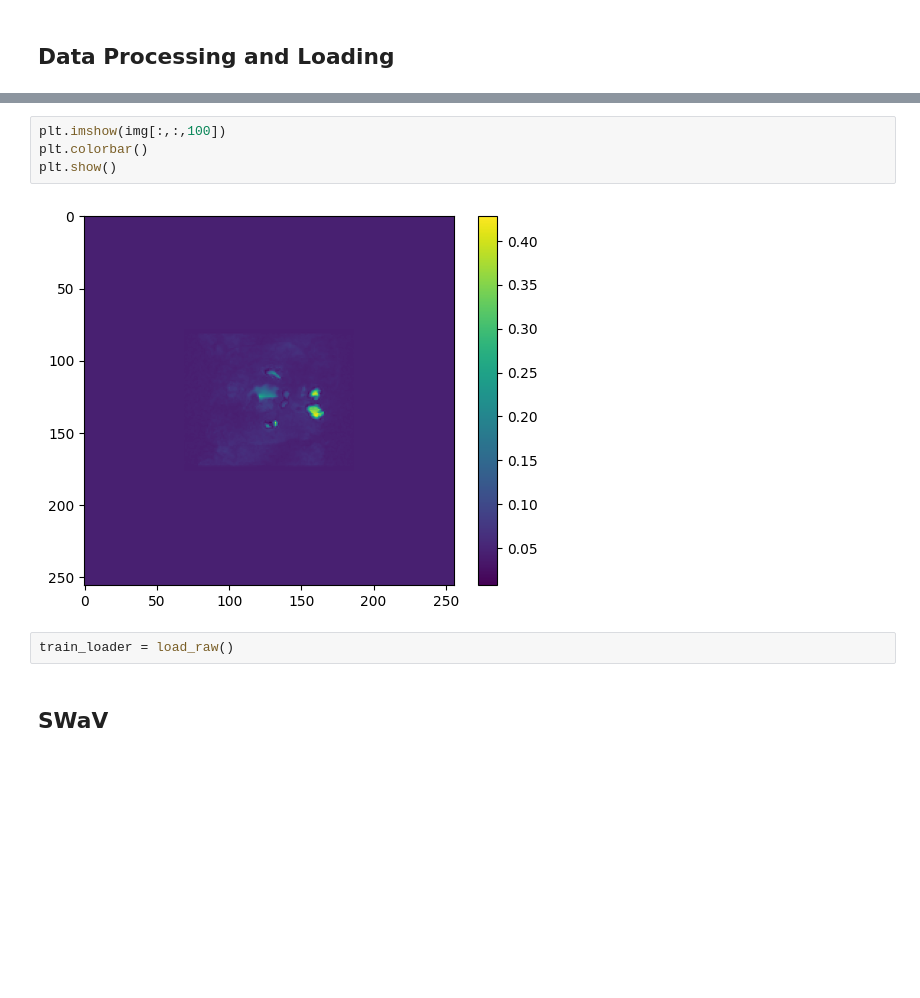
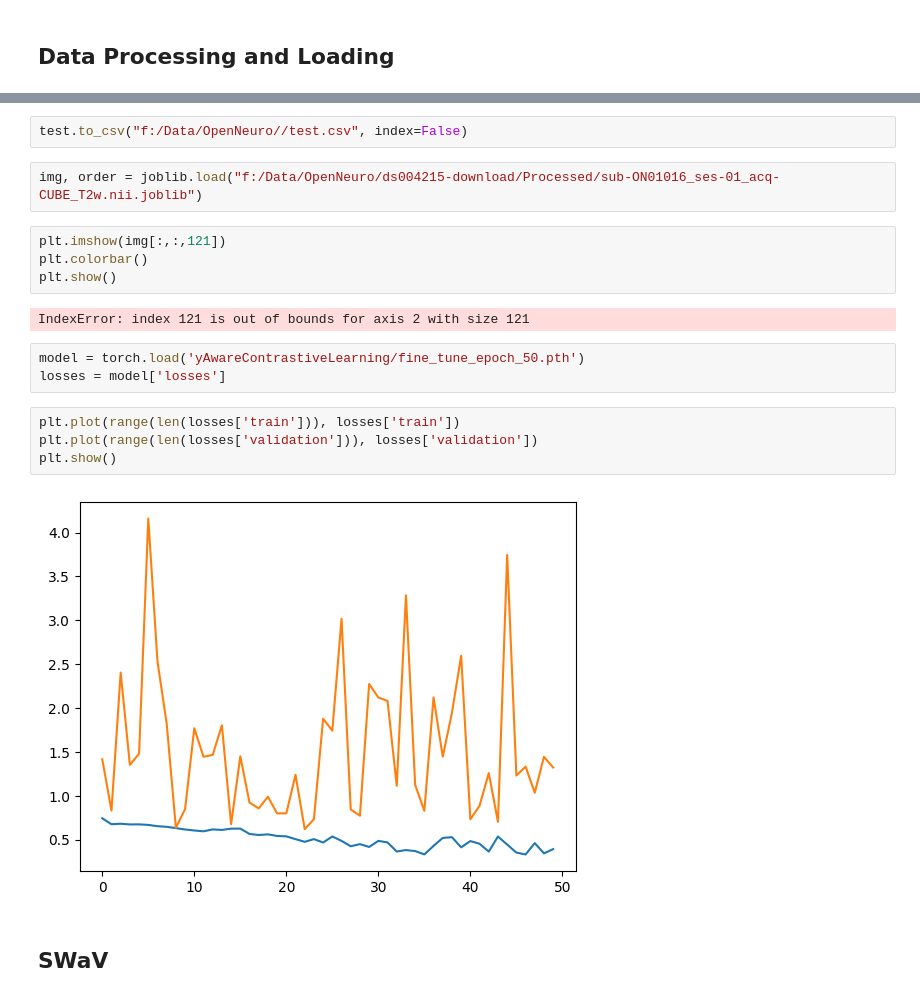
Before and after one commit to Idanlu/BrainDistance, a Jupyter notebook: mami.ipynb, the cells around one changed output, grey strips where cells are left out. Saved outputs shown, nothing was run; the diff lists cells and outputs as text; blank space fills up the shorter version.

```diff
--- a/mami.ipynb
+++ b/mami.ipynb
@@ -239,11 +128,22 @@ process_raw_image('data/', Path('data/MRI/DikDik_T2.nii'))
+# %%
+test.to_csv("f:/Data/OpenNeuro//test.csv", index=False)
+# %%
+img, order = joblib.load("f:/Data/OpenNeuro/ds004215-download/Processed/sub-ON01016_ses-01_acq-CUBE_T2w.nii.joblib")
 # %%
-plt.imshow(img[:,:,100])
+plt.imshow(img[:,:,121])
 plt.colorbar()
 plt.show()
 # %% [output]
-[figure, removed]
+IndexError: index 121 is out of bounds for axis 2 with size 121
-# %%
-train_loader = load_raw()
+# %%
+model = torch.load('yAwareContrastiveLearning/fine_tune_epoch_50.pth')
+losses = model['losses']
+# %%
+plt.plot(range(len(losses['train'])), losses['train'])
+plt.plot(range(len(losses['validation'])), losses['validation'])
+plt.show()
+# %% [output]
+[figure, added]
 # %% [markdown]
 ## SWaV
 # %%
```
Also changed, not shown: parts of 26 cells of this notebook, 5 other files.
